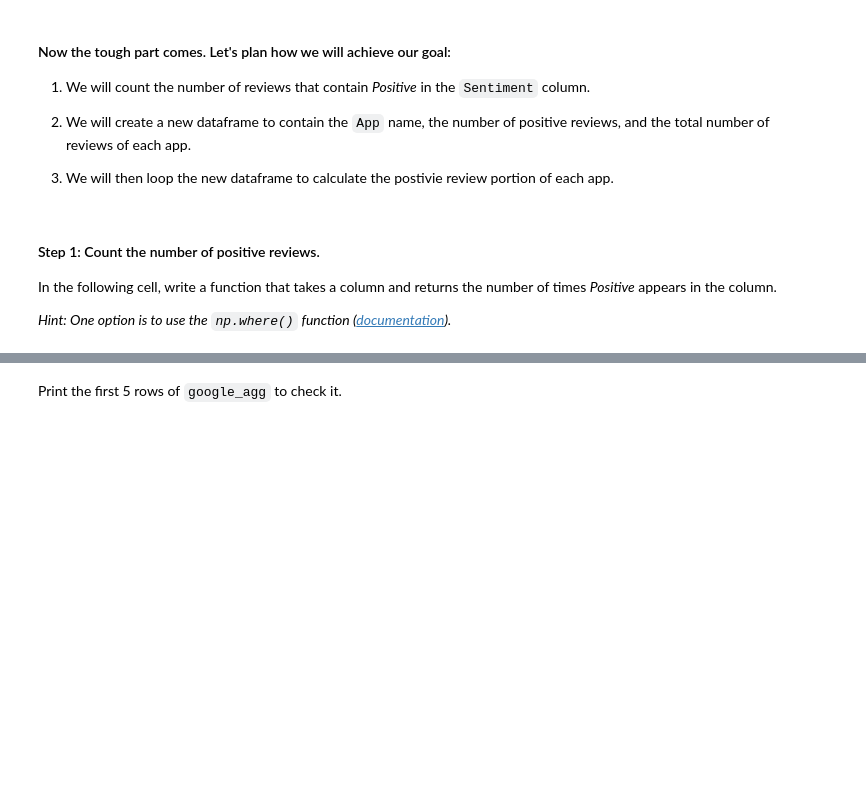
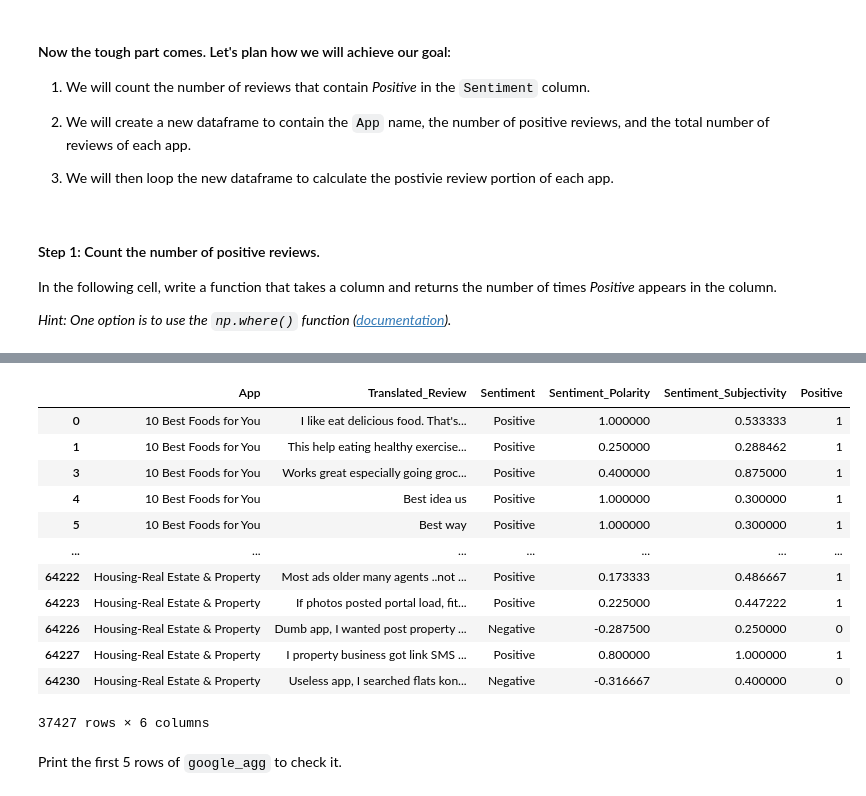
Before and after one commit to zepcerqueira/lab-feature-extraction, a Jupyter notebook: your-code/notebooks/main.ipynb, the cells around one changed output, grey strips where cells are left out. Cells and saved outputs as stored; diff of their text form; code cells hidden in the pictures; blank space fills up the shorter version.

```diff
--- a/your-code/notebooks/main.ipynb
+++ b/your-code/notebooks/main.ipynb
@@ -197,3 +496,9 @@ Load the second dataset to the variable `google_reviews`. The data is in the fil
+# %%
+# Your code here:
+
+csv_file2 = "/Users/josecerqueira/Desktop/José Cerqueira - IRONHACK/W17 - ML/W17 - LABS/lab-feature-extraction/data/googleplaystore_user_reviews.csv"
+
+google_reviews = pd.read_csv(csv_file2)
 # %% [markdown]
 #### This dataset contains the top 100 reviews for each app.
 
@@ -214,3 +528,6 @@ Now that you are clear about what we are trying to achieve, follow the steps bel
 In the next cell, drop all rows with missing data using the `dropna()` function and assign this new dataframe to `review_missing_removed`.
 # %%
 # Your code here:
+
+review_missing_removed = google_reviews.dropna()
+review_missing_removed.head(5)
@@ -235,7 +577,7 @@ In the following cell, write a function that takes a column and returns the numb
 # %%
 # Your code below
 
-def positive_function(x):
+def positive_function(df_column):
     """
     Count how many times the string `Positive` appears in a column (exact string match).
 
@@ -245,7 +587,7 @@ def positive_function(x):
     Returns:
         The number of occurrences of `Positive` in the column data.
     """
-    return 0
+    return np.sum(np.where(df_column == "Positive", 1, 0))
 # %% [markdown]
 #### Step 2: Create a new dataframe to contain the `App` name, the number of positive reviews, and the total number of reviews of each app
 
@@ -264,0 +605,7 @@ As of Pandas v0.23.4, you may opt to supply an array or an object to `agg()`. If
+# %%
+# Your code here:
+
+review_missing_removed["Positive"] = review_missing_removed["Sentiment"].apply(positive_function)
+
+google_agg = review_missing_removed.groupby("App").agg({"Positive": "sum", "Translated_Review": "count"})
+google_agg.columns = ["Positive", "Total"]
@@ -265,3 +618,19 @@ As of Pandas v0.23.4, you may opt to supply an array or an object to `agg()`. If
+# %%
+review_missing_removed
+# %% [output]
+|  | App | Translated_Review | Sentiment | Sentiment_Polarity | Sentiment_Subjectivity | Positive |
+| 0 | 10 Best Foods for You | I like eat delicious food. That's... | Positive | 1.000000 | 0.533333 | 1 |
+| 1 | 10 Best Foods for You | This help eating healthy exercise... | Positive | 0.250000 | 0.288462 | 1 |
+| 3 | 10 Best Foods for You | Works great especially going groc... | Positive | 0.400000 | 0.875000 | 1 |
+| 4 | 10 Best Foods for You | Best idea us | Positive | 1.000000 | 0.300000 | 1 |
+| 5 | 10 Best Foods for You | Best way | Positive | 1.000000 | 0.300000 | 1 |
+| ... | ... | ... | ... | ... | ... | ... |
+| 64222 | Housing-Real Estate & Property | Most ads older many agents ..not ... | Positive | 0.173333 | 0.486667 | 1 |
+| 64223 | Housing-Real Estate & Property | If photos posted portal load, fit... | Positive | 0.225000 | 0.447222 | 1 |
+| 64226 | Housing-Real Estate & Property | Dumb app, I wanted post property ... | Negative | -0.287500 | 0.250000 | 0 |
+| 64227 | Housing-Real Estate & Property | I property business got link SMS ... | Positive | 0.800000 | 1.000000 | 1 |
+| 64230 | Housing-Real Estate & Property | Useless app, I searched flats kon... | Negative | -0.316667 | 0.400000 | 0 |
+37427 rows × 6 columns
 # %% [markdown]
 Print the first 5 rows of `google_agg` to check it.
 # %%
```
Also changed, not shown: parts of 46 cells of this notebook.
